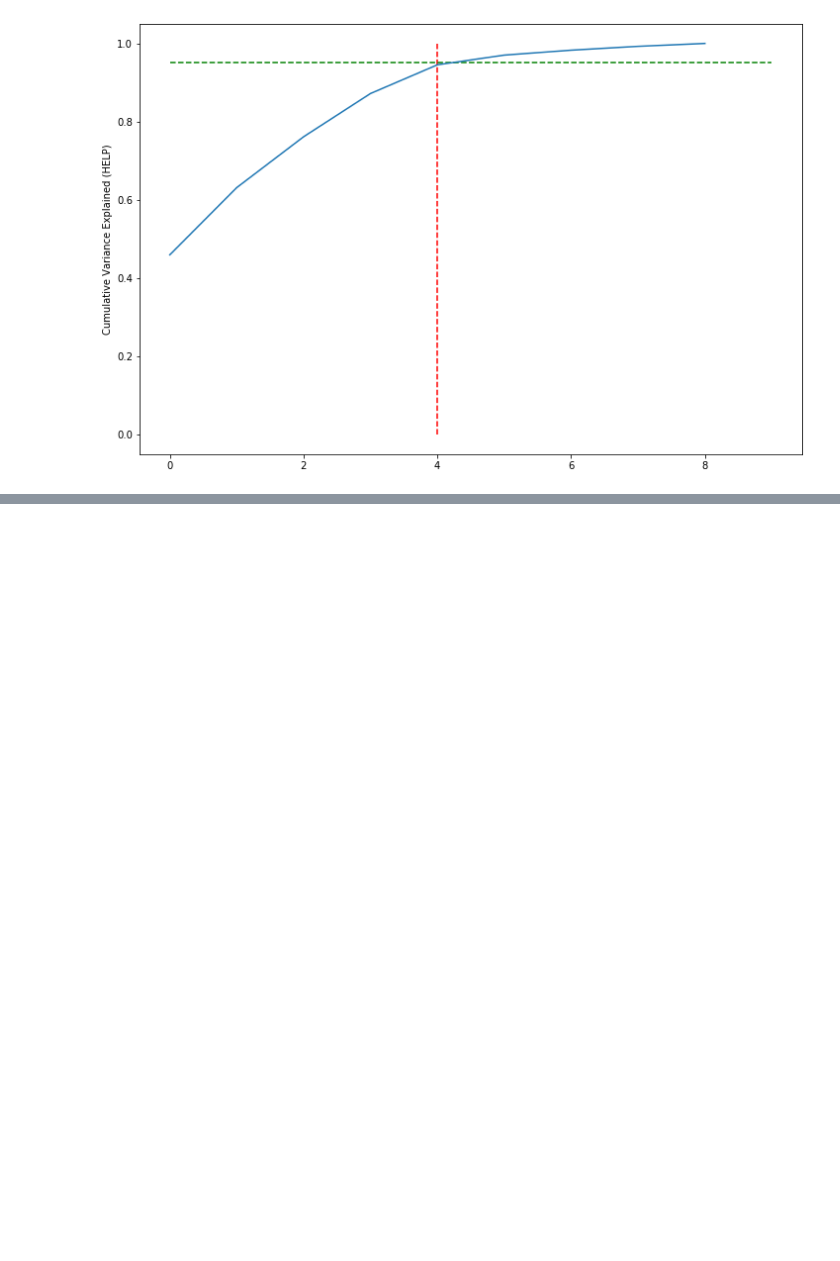
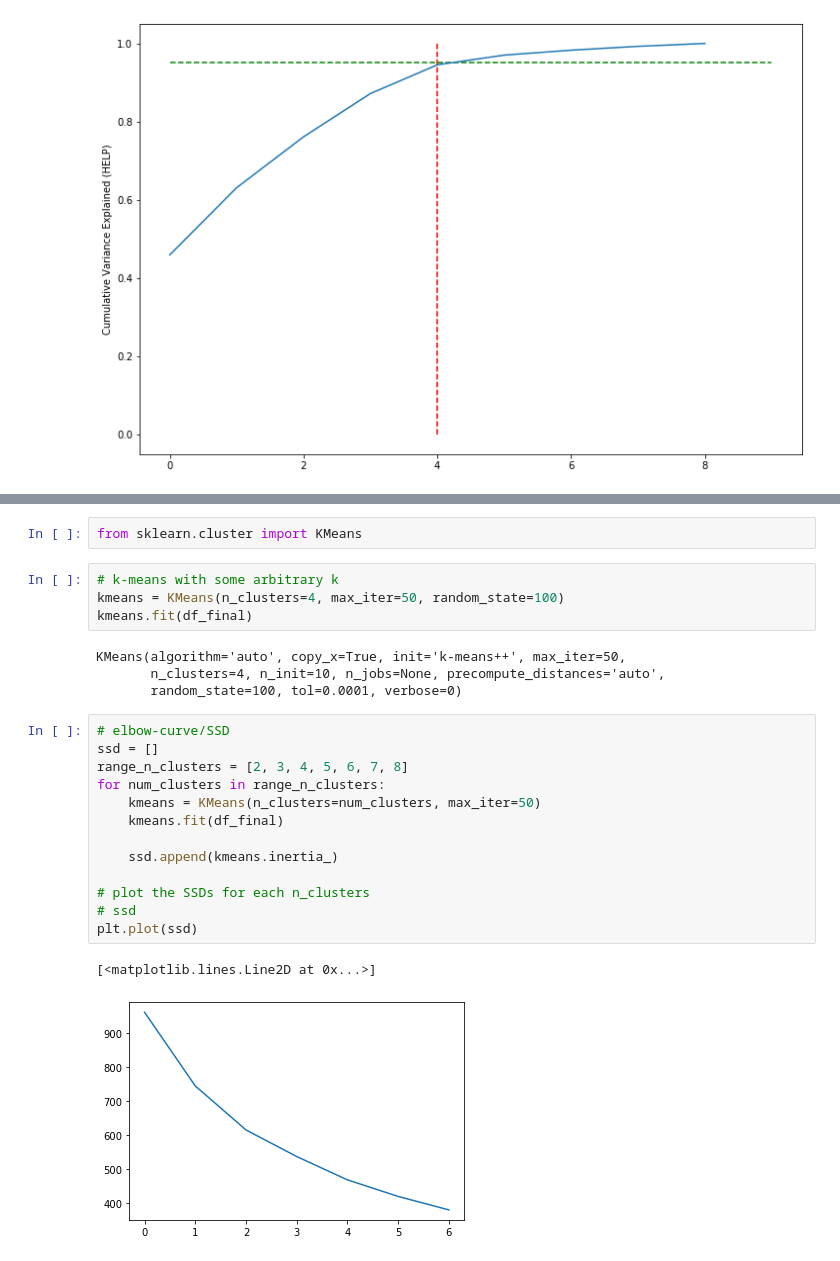
Before and after one commit to anishmahapatra/masters-machine-learning-1, a Jupyter notebook: 04DimensionalityReduction-pca/pca-help-assignment/pca-clustering-help-assignment-v1.ipynb, the cells around one changed output, grey strips where cells are left out. Saved outputs shown, nothing was run; the diff lists cells and outputs as text; blank space fills up the shorter version.

```diff
--- a/04DimensionalityReduction-pca/pca-help-assignment/pca-clustering-help-assignment-v1.ipynb
+++ b/04DimensionalityReduction-pca/pca-help-assignment/pca-clustering-help-assignment-v1.ipynb
@@ -283,0 +346,26 @@ plt.show()
+# %%
+from sklearn.cluster import KMeans
+# %%
+# k-means with some arbitrary k
+kmeans = KMeans(n_clusters=4, max_iter=50, random_state=100)
+kmeans.fit(df_final)
+# %% [output]
+KMeans(algorithm='auto', copy_x=True, init='k-means++', max_iter=50,
+       n_clusters=4, n_init=10, n_jobs=None, precompute_distances='auto',
+       random_state=100, tol=0.0001, verbose=0)
+# %%
+# elbow-curve/SSD
+ssd = []
+range_n_clusters = [2, 3, 4, 5, 6, 7, 8]
+for num_clusters in range_n_clusters:
+    kmeans = KMeans(n_clusters=num_clusters, max_iter=50)
+    kmeans.fit(df_final)
+
+    ssd.append(kmeans.inertia_)
+
+# plot the SSDs for each n_clusters
+# ssd
+plt.plot(ssd)
+# %% [output]
+[<matplotlib.lines.Line2D at 0x...>]
+[figure, added]
```
Also changed, not shown: parts of 23 cells of this notebook.
